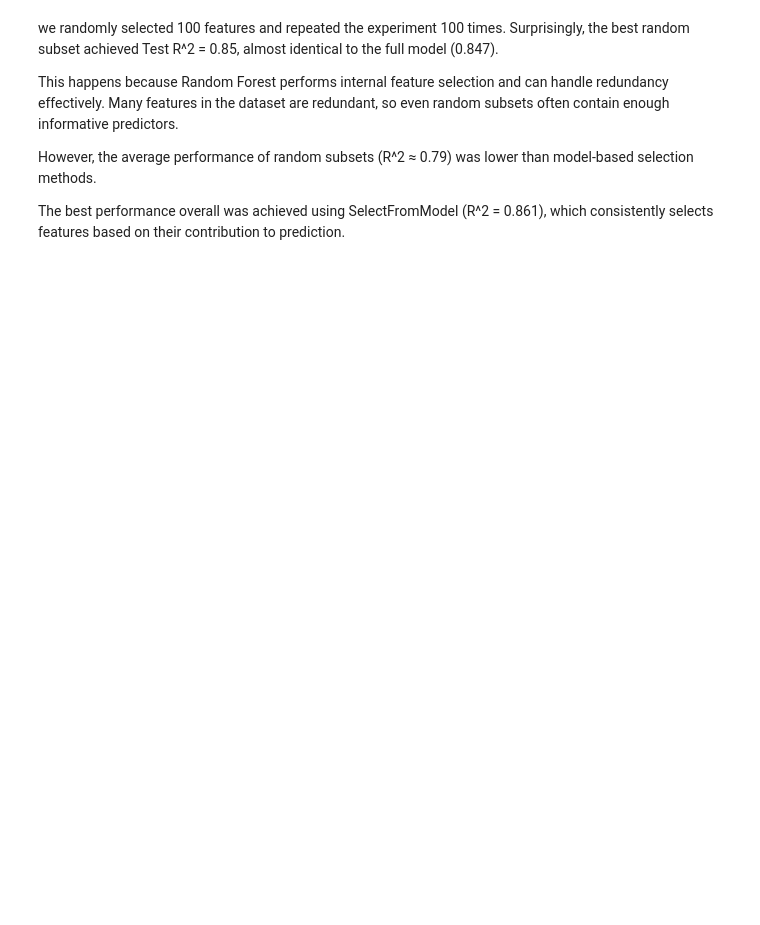
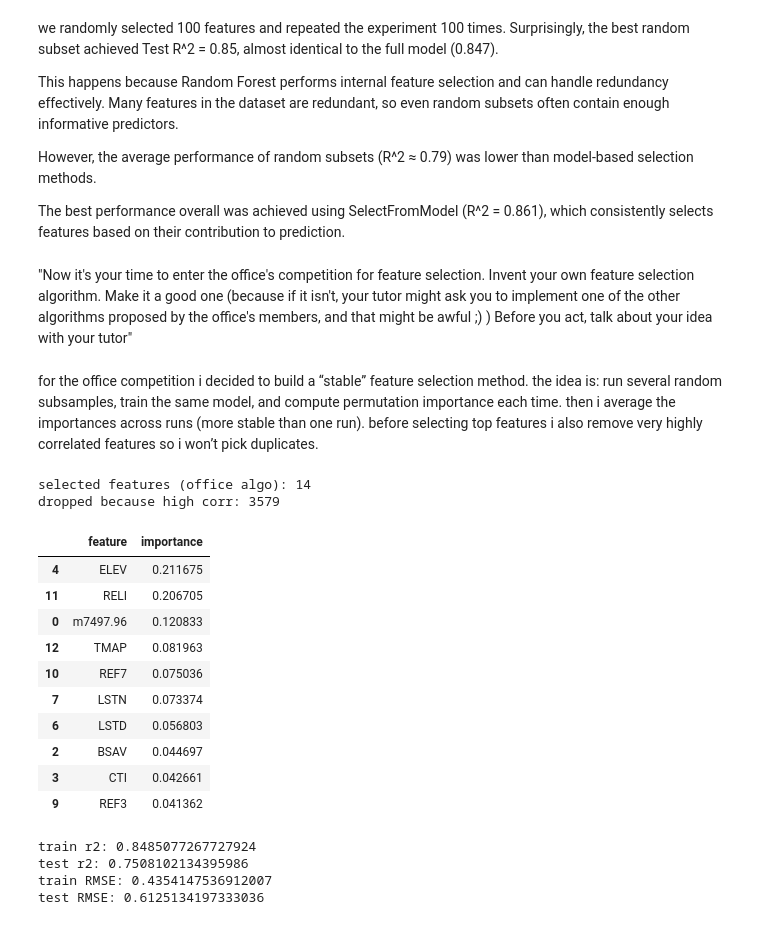
Before and after one commit to Avichay3/Full-training, a Jupyter notebook: Copy_of_Feature_selection.ipynb, the cells around one changed output. Cells and saved outputs as stored; diff of their text form; code cells hidden in the pictures; blank space fills up the shorter version.

```diff
--- a/Copy_of_Feature_selection.ipynb
+++ b/Copy_of_Feature_selection.ipynb
@@ -347,3 +347,10 @@ This happens because Random Forest performs internal feature selection and can h
 However, the average performance of random subsets (R^2 ≈ 0.79) was lower than model-based selection methods.
 
 The best performance overall was achieved using SelectFromModel (R^2 = 0.861), which consistently selects features based on their contribution to prediction.
+# %% [markdown]
+"Now it's your time to enter the office's competition for feature selection. Invent your own feature selection algorithm. Make it a good one (because if it isn't, your tutor might ask you to implement one of the other algorithms proposed by the office's members, and that might be awful ;) ) Before you act, talk about your idea with your tutor"
+# %% [markdown]
+for the office competition i decided to build a “stable” feature selection method.
+the idea is: run several random subsamples, train the same model, and compute permutation importance each time.
+then i average the importances across runs (more stable than one run).
+before selecting top features i also remove very highly correlated features so i won’t pick duplicates.
@@ -349,0 +427,49 @@ The best performance overall was achieved using SelectFromModel (R^2 = 0.861), w
+# %%
+rf_base = create_rf()
+
+selected_feats_office, office_rank_df, dropped_corr = stable_permutation_feature_selection(
+    model=rf_base,
+    X_train=X_train,
+    y_train=y_train,
+    k=100,
+    n_runs=8,
+    sample_frac=0.8,
+    corr_threshold=0.95,
+    scoring="r2",
+    random_state=42
+)
+
+print("selected features (office algo):", len(selected_feats_office))
+print("dropped because high corr:", len(dropped_corr))
+office_rank_df.head(10)
+# %% [output]
+selected features (office algo): 14
+dropped because high corr: 3579
+|  | feature | importance |
+| 4 | ELEV | 0.211675 |
+| 11 | RELI | 0.206705 |
+| 0 | m7497.96 | 0.120833 |
+| 12 | TMAP | 0.081963 |
+| 10 | REF7 | 0.075036 |
+| 7 | LSTN | 0.073374 |
+| 6 | LSTD | 0.056803 |
+| 2 | BSAV | 0.044697 |
+| 3 | CTI | 0.042661 |
+| 9 | REF3 | 0.041362 |
+# %%
+X_train_office = X_train[selected_feats_office]
+X_test_office  = X_test[selected_feats_office]
+
+rf_office = create_rf()
+rf_office.fit(X_train_office, y_train)
+
+train_r2_office, test_r2_office, train_rmse_office, test_rmse_office = evaluate_model(
+    rf_office,
+    X_train_office, y_train,
+    X_test_office, y_test
+)
+# %% [output]
+train r2: 0.8485077267727924
+test r2: 0.7508102134395986
+train RMSE: 0.4354147536912007
+test RMSE: 0.6125134197333036
```
Also changed, not shown: parts of 3 cells of this notebook.
